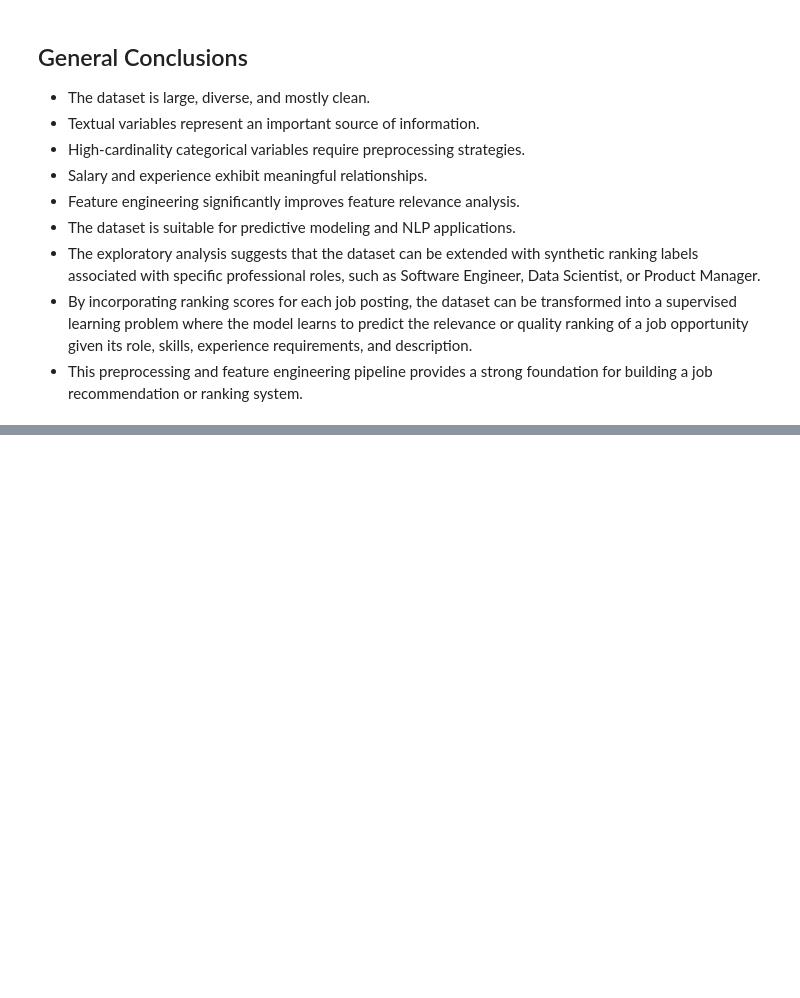
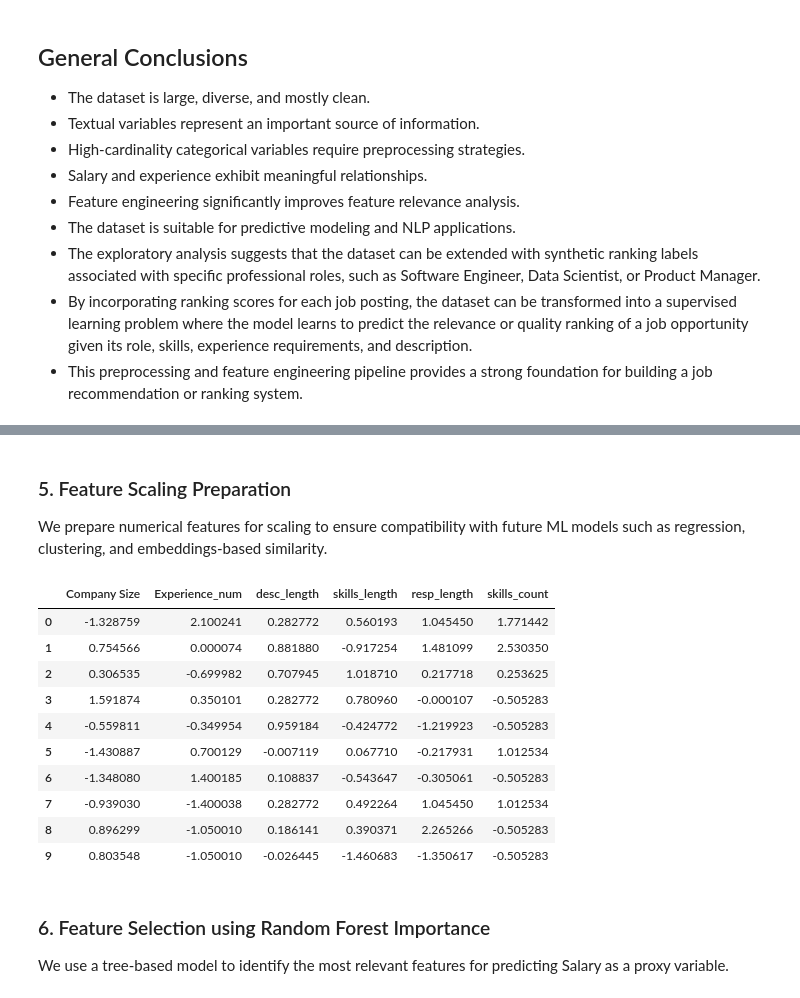
Before and after one commit to PosgradoMNA/TC5035.10-Equipo-60-EDA, a Jupyter notebook: src/main.ipynb, the cells around one changed output, grey strips where cells are left out. Drawn from its saved outputs; the diff is of its cells as text; code cells hidden in the pictures; blank space fills up the shorter version.

```diff
--- a/src/main.ipynb
+++ b/src/main.ipynb
@@ -718,0 +738,10 @@ Some categories, such as `Part-Time`, appear significantly more frequently than
+# %%
+df["desc_length"] = df["Job Description"].str.len()
+df["skills_length"] = df["skills"].str.len()
+df["resp_length"] = df["Responsibilities"].str.len()
+
+df["skills_count"] = df["skills"].apply(lambda x: len(str(x).split(",")))
+
+df["Experience_num"] = df["Experience"].apply(
+    lambda x: (int(x.split("to")[0]) + int(x.split("to")[1].replace("Years", "").strip())) / 2
+)
@@ -718,0 +827,36 @@ Some categories, such as `Part-Time`, appear significantly more frequently than
+# %% [markdown]
+### 5. Feature Scaling Preparation
+
+We prepare numerical features for scaling to ensure compatibility with future ML models such as regression, clustering, and embeddings-based similarity.
+# %%
+scale_cols = [
+    "Company Size",
+    "Experience_num",
+    "desc_length",
+    "skills_length",
+    "resp_length",
+    "skills_count"
+]
+
+scaler = StandardScaler()
+df_scaled = df.copy()
+
+df_scaled[scale_cols] = scaler.fit_transform(df_scaled[scale_cols])
+
+df_scaled[scale_cols].head(10)
+# %% [output]
+|  | Company Size | Experience_num | desc_length | skills_length | resp_length | skills_count |
+| 0 | -1.328759 | 2.100241 | 0.282772 | 0.560193 | 1.045450 | 1.771442 |
+| 1 | 0.754566 | 0.000074 | 0.881880 | -0.917254 | 1.481099 | 2.530350 |
+| 2 | 0.306535 | -0.699982 | 0.707945 | 1.018710 | 0.217718 | 0.253625 |
+| 3 | 1.591874 | 0.350101 | 0.282772 | 0.780960 | -0.000107 | -0.505283 |
+| 4 | -0.559811 | -0.349954 | 0.959184 | -0.424772 | -1.219923 | -0.505283 |
+| 5 | -1.430887 | 0.700129 | -0.007119 | 0.067710 | -0.217931 | 1.012534 |
+| 6 | -1.348080 | 1.400185 | 0.108837 | -0.543647 | -0.305061 | -0.505283 |
+| 7 | -0.939030 | -1.400038 | 0.282772 | 0.492264 | 1.045450 | 1.012534 |
+| 8 | 0.896299 | -1.050010 | 0.186141 | 0.390371 | 2.265266 | -0.505283 |
+| 9 | 0.803548 | -1.050010 | -0.026445 | -1.460683 | -1.350617 | -0.505283 |
+# %% [markdown]
+### 6. Feature Selection using Random Forest Importance
+
+We use a tree-based model to identify the most relevant features for predicting Salary as a proxy variable.
```
Also changed, not shown: parts of 35 cells of this notebook.
